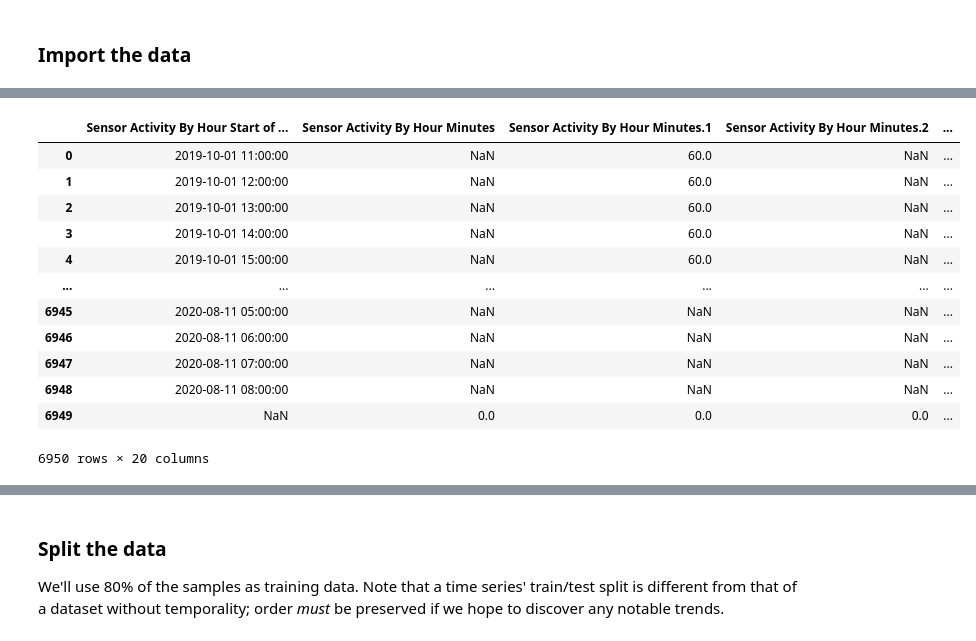
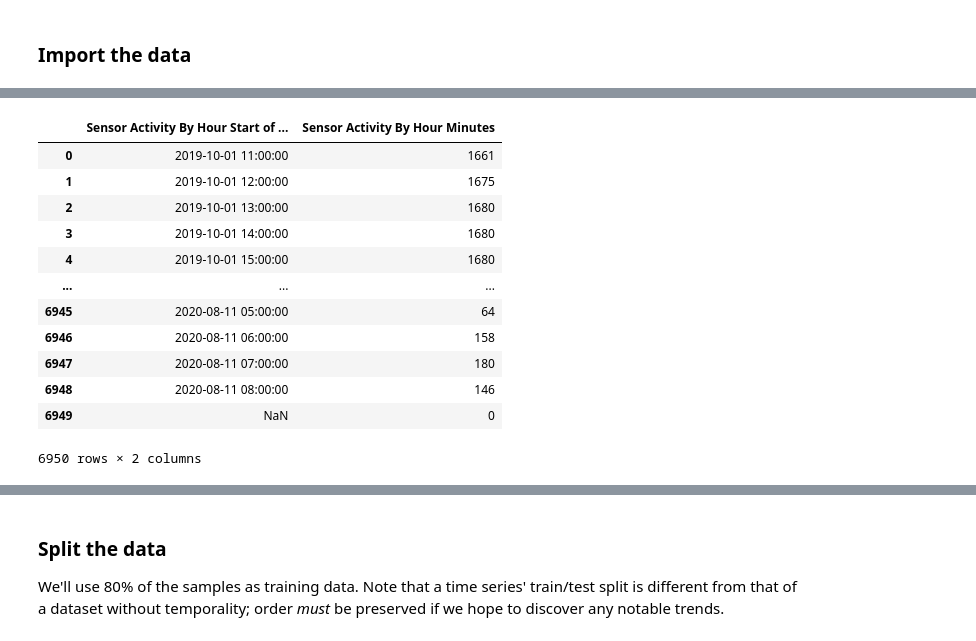
Before and after one commit to valwork2021/-Hackathon, a Jupyter notebook: arima/occupancy_arima_4.ipynb, the cells around one changed output, grey strips where cells are left out. Cells and saved outputs as stored; diff of their text form; code cells hidden in the pictures.

```diff
--- a/arima/occupancy_arima_4.ipynb
+++ b/arima/occupancy_arima_4.ipynb
@@ -44,20 +36,20 @@ Unpacking objects: 100% (53/53), done.
 # %%
-fileName = "serraview_wallSt_by_team_allocation_sensor_activity_by_hour-2021-03-10T1656.csv"
+fileName = "serraview_wallSt_sensor_activity_by_hour_2021-03-10T1644.csv"
 df_original = pd.read_csv('/content/Hackathon/data/' + fileName)
 df_original
 # %% [output]
-|  | Sensor Activity By Hour Start of ... | Sensor Activity By Hour Minutes | Sensor Activity By Hour Minutes.1 | Sensor Activity By Hour Minutes.2 | ... |
-| 0 | 2019-10-01 11:00:00 | NaN | 60.0 | NaN | ... |
-| 1 | 2019-10-01 12:00:00 | NaN | 60.0 | NaN | ... |
-| 2 | 2019-10-01 13:00:00 | NaN | 60.0 | NaN | ... |
-| 3 | 2019-10-01 14:00:00 | NaN | 60.0 | NaN | ... |
-| 4 | 2019-10-01 15:00:00 | NaN | 60.0 | NaN | ... |
-| ... | ... | ... | ... | ... | ... |
-| 6945 | 2020-08-11 05:00:00 | NaN | NaN | NaN | ... |
-| 6946 | 2020-08-11 06:00:00 | NaN | NaN | NaN | ... |
-| 6947 | 2020-08-11 07:00:00 | NaN | NaN | NaN | ... |
-| 6948 | 2020-08-11 08:00:00 | NaN | NaN | NaN | ... |
-| 6949 | NaN | 0.0 | 0.0 | 0.0 | ... |
+|  | Sensor Activity By Hour Start of ... | Sensor Activity By Hour Minutes |
+| 0 | 2019-10-01 11:00:00 | 1661 |
+| 1 | 2019-10-01 12:00:00 | 1675 |
+| 2 | 2019-10-01 13:00:00 | 1680 |
+| 3 | 2019-10-01 14:00:00 | 1680 |
+| 4 | 2019-10-01 15:00:00 | 1680 |
+| ... | ... | ... |
+| 6945 | 2020-08-11 05:00:00 | 64 |
+| 6946 | 2020-08-11 06:00:00 | 158 |
+| 6947 | 2020-08-11 07:00:00 | 180 |
+| 6948 | 2020-08-11 08:00:00 | 146 |
+| 6949 | NaN | 0 |
-6950 rows × 20 columns
+6950 rows × 2 columns
 # %%
 df = pd.DataFrame()
```
Also changed, not shown: parts of 8 cells of this notebook.
